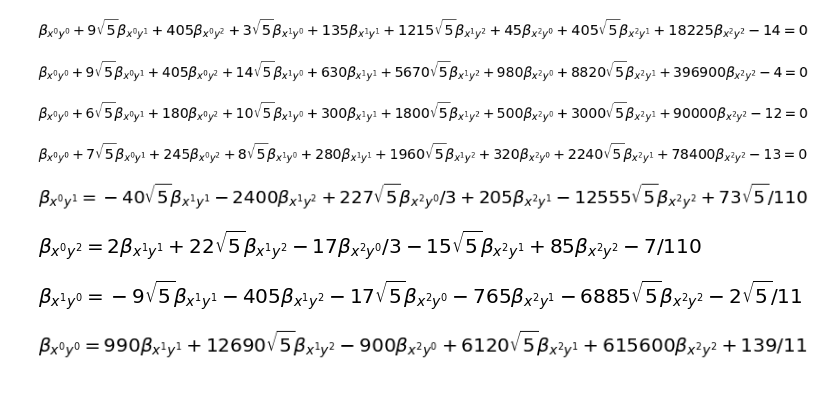
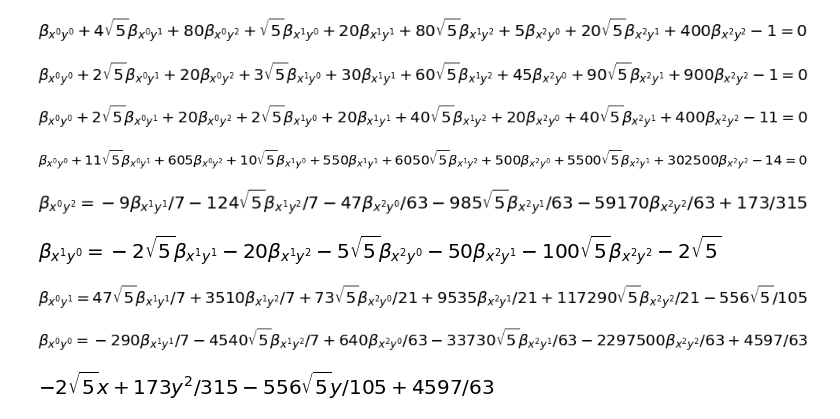
Before and after one commit to aidatorajiro/misc, a Jupyter notebook: SymbolicPolyfit.ipynb, the cells around one changed output. Cells and saved outputs as stored; diff of their text form; code cells hidden in the pictures; blank space fills up the shorter version.

Commit message:
update SymbolicPolyfit.ipynb. add print calculated polynomial

```diff
--- a/SymbolicPolyfit.ipynb
+++ b/SymbolicPolyfit.ipynb
@@ -7,19 +7,27 @@ init_printing()
 
 eqs = []
 
-points = [
-  [[randint(1,14)*sqrt(5), randint(1,14)*sqrt(5)], randint(1,14)],
-  [[randint(1,14)*sqrt(5), randint(1,14)*sqrt(5)], randint(1,14)],
-  [[randint(1,14)*sqrt(5), randint(1,14)*sqrt(5)], randint(1,14)],
-  [[randint(1,14)*sqrt(5), randint(1,14)*sqrt(5)], randint(1,14)]
-]
+# this constant shows a "xy-point to a scalar" mapping.
+points = [[[randint(1,14)*sqrt(5), randint(1,14)*sqrt(5)], randint(1,14)] for _ in range(4)]
+
+coeff_to_component = {}
 
 k = 3
 
+def ij_to_coeff(i, j):
+    return Symbol('\\beta_{x^%sy^%s}' % (i, j))
+
+# construct a "symbol to sympy formula" mapping
+for i in range(k):
+    for j in range(k):
+        coeff = ij_to_coeff(i, j)
+        coeff_to_component[coeff] = (Symbol('x')**i)*(Symbol('y')**j)
+
+# construct equations for polynomial fitting
 for [[x,y],z] in points:
     sumval = -z
     for i in range(k):
         for j in range(k):
-            coeff = Symbol('\\beta_{x^%sy^%s}' % (i, j))
+            coeff = ij_to_coeff(i, j)
             sumval += (x**i)*(y**j)*coeff
     eqs.append(sumval)
@@ -28,8 +34,9 @@ solution = solve(eqs)
 # %%
+# print equations
 for eq in eqs:
     display(Eq(eq, 0))
 # %% [output]
-[figure, old version]
+[figure, new version]
-[figure, old version]
+[figure, new version]
-[figure, old version]
+[figure, new version]
-[figure, old version]
+[figure, new version]
@@ -36,8 +46,10 @@ for eq in eqs:
 # %%
-for name in solution:
-    display(Eq(name, solution[name]))
+# print solution
+
+for name, value in solution.items():
+    display(Eq(name, value))
 # %% [output]
-[figure, old version]
+[figure, new version]
-[figure, old version]
+[figure, new version]
-[figure, old version]
+[figure, new version]
-[figure, old version]
+[figure, new version]
@@ -43,0 +67,5 @@ for name in solution:
+# %%
+# print calculated polynomial
+display(sol_polynomial)
+# %% [output]
+[figure, added]
```
Also changed, not shown: parts of 4 cells of this notebook.
